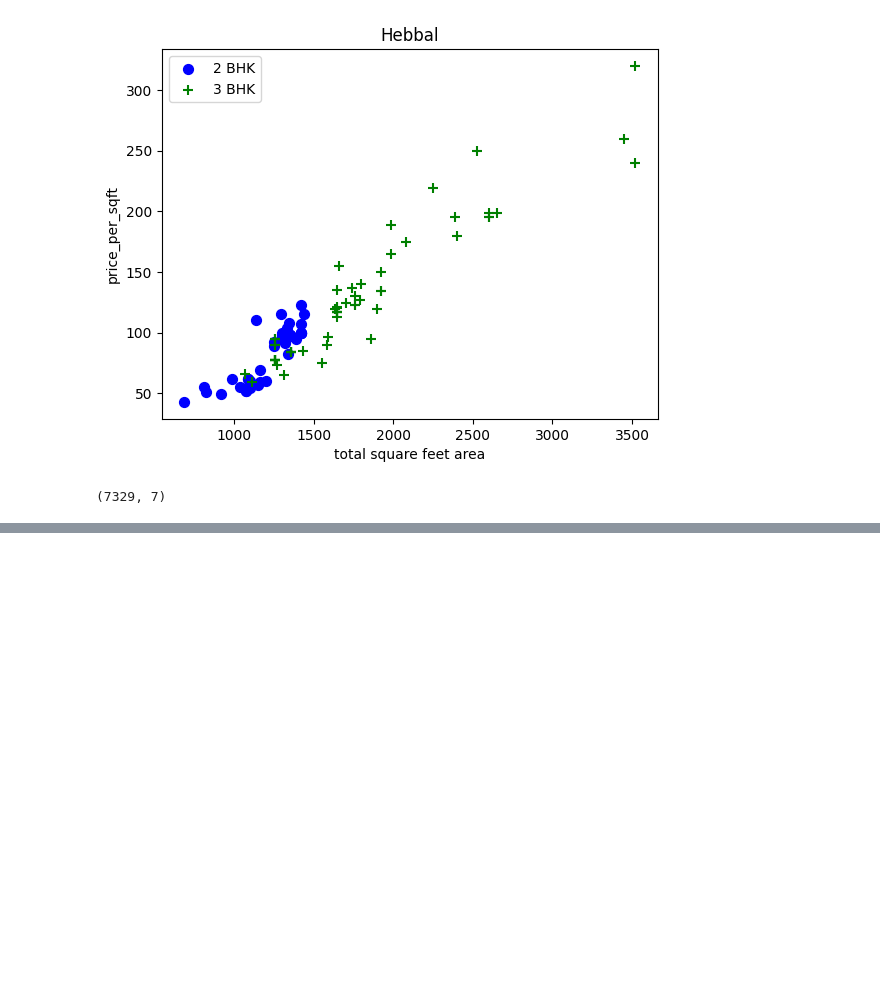
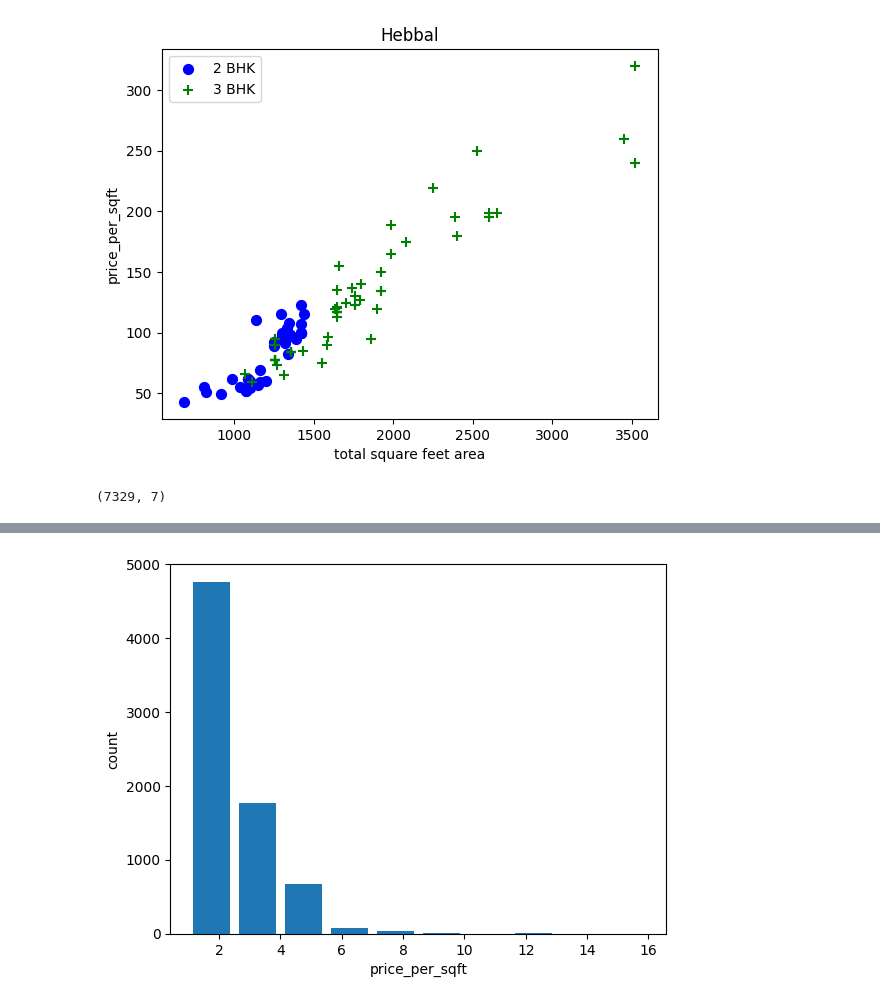
Before and after one commit to Balu-0009/Benguluru_House_Price, a Jupyter notebook: house-prediction.ipynb, the cells around one changed output, grey strips where cells are left out. Cells and saved outputs as stored; diff of their text form; code cells hidden in the pictures; blank space fills up the shorter version.

```diff
--- a/house-prediction.ipynb
+++ b/house-prediction.ipynb
@@ -450,0 +488,8 @@ df8.shape
+# %%
+plt.hist(df8['bath'],rwidth=0.8)
+plt.Figure(figsize=(10,6))
+plt.xlabel('price_per_sqft')
+plt.ylabel('count')
+plt.show()
+# %% [output]
+[figure, added]
```
Also changed, not shown: parts of 17 cells of this notebook.
